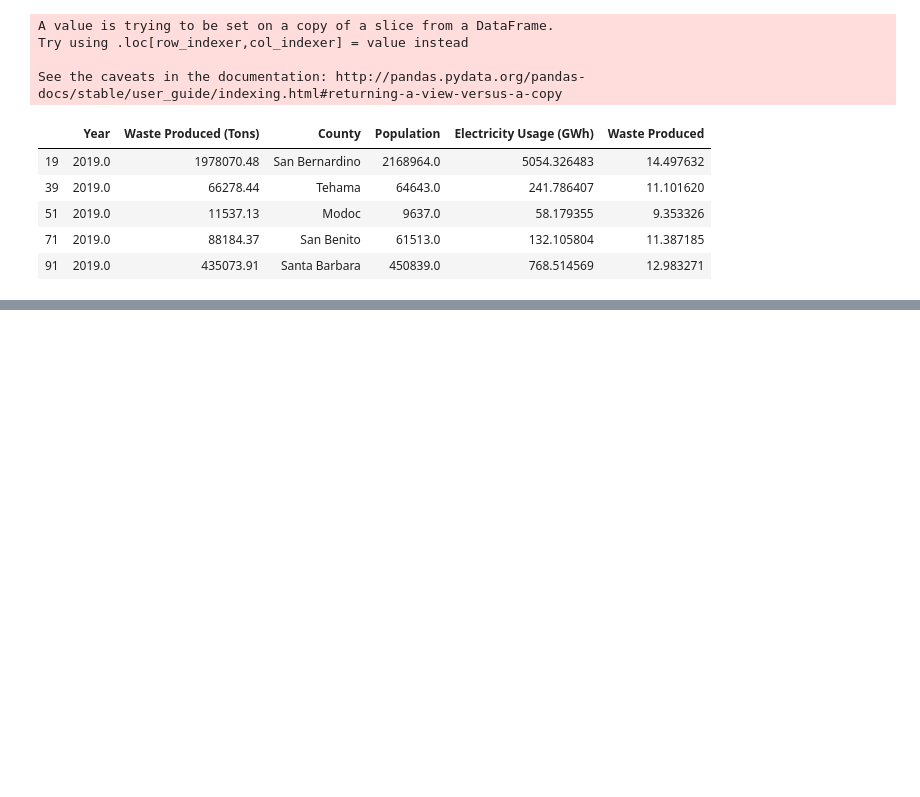
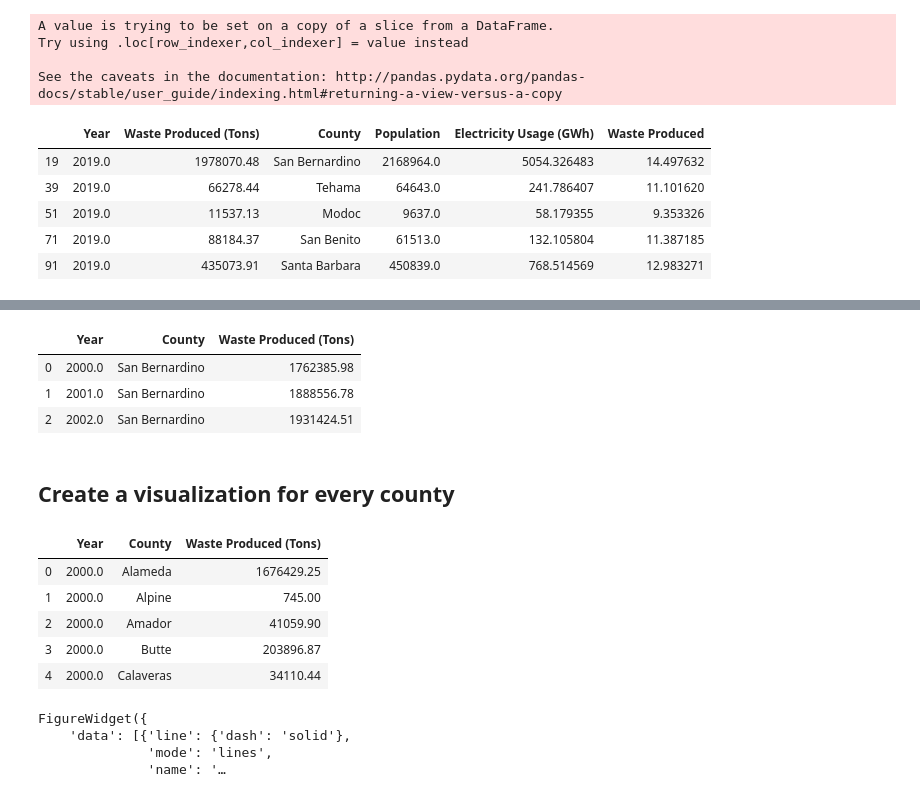
Before and after one commit to matthew-y-dong/ca-waste, a Jupyter notebook: eda/web-page-visualizations.ipynb, the cells around one changed output, grey strips where cells are left out. Drawn from its saved outputs; the diff is of its cells as text; code cells hidden in the pictures; blank space fills up the shorter version.

Commit message:
refactor predictions plot and regenerate sorted complete feature df

```diff
--- a/eda/web-page-visualizations.ipynb
+++ b/eda/web-page-visualizations.ipynb
@@ -55,0 +95,8 @@ waste_heat_map
+# %%
+predictions_observations_df = complete_feature_df[["Year", "County", "Waste Produced (Tons)"]]
+predictions_observations_df.head(3)
+# %% [output]
+|  | Year | County | Waste Produced (Tons) |
+| 0 | 2000.0 | San Bernardino | 1762385.98 |
+| 1 | 2001.0 | San Bernardino | 1888556.78 |
+| 2 | 2002.0 | San Bernardino | 1931424.51 |
@@ -55,0 +106,12 @@ waste_heat_map
+# %% [markdown]
+## Create a visualization for every county
+# %%
+predictions_observations_df = pd.read_csv(DATA_PATH + "predictions_observations_df.csv")
+predictions_observations_df.head()
+# %% [output]
+|  | Year | County | Waste Produced (Tons) |
+| 0 | 2000.0 | Alameda | 1676429.25 |
+| 1 | 2000.0 | Alpine | 745.00 |
+| 2 | 2000.0 | Amador | 41059.90 |
+| 3 | 2000.0 | Butte | 203896.87 |
+| 4 | 2000.0 | Calaveras | 34110.44 |
@@ -55,0 +133,7 @@ waste_heat_map
+# %%
+generate_prediction_plot("Alameda")
+# %% [output]
+FigureWidget({
+    'data': [{'line': {'dash': 'solid'},
+              'mode': 'lines',
+              'name': '…
```
Also changed, not shown: parts of 10 cells of this notebook, 3 other files.
